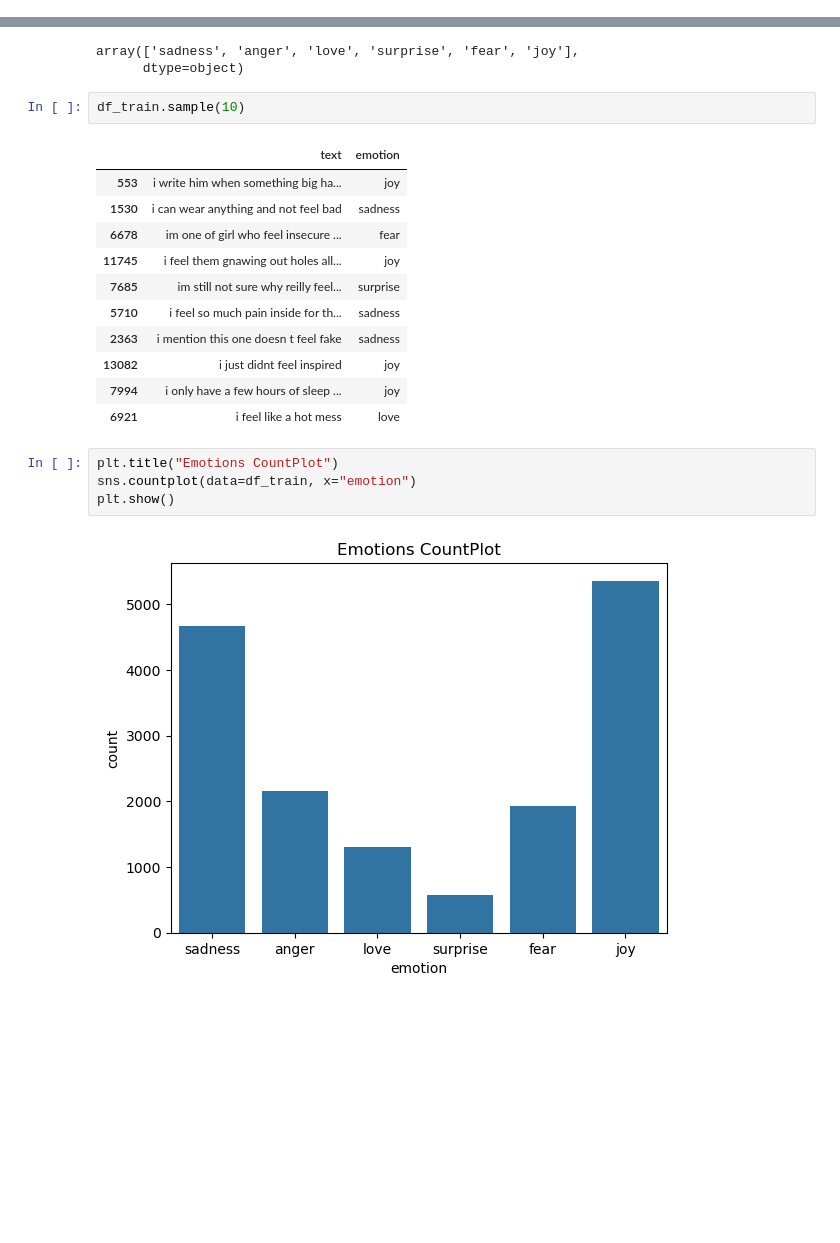
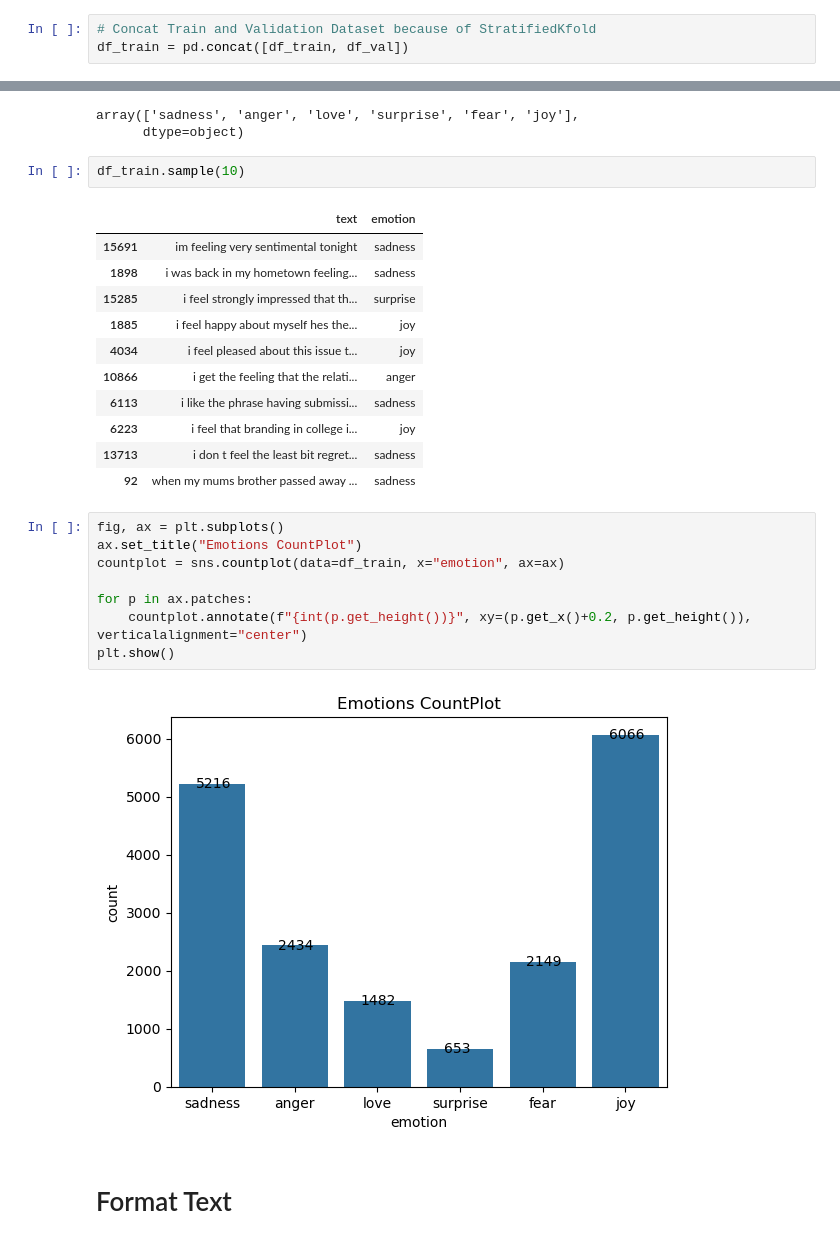
Before and after one commit to danieltar18/mlp-tensorflow, a Jupyter notebook: text_classification/emotions.ipynb, the cells around one changed output, grey strips where cells are left out. Cells and saved outputs as stored; diff of their text form; blank space fills up the shorter version.

Commit message:
Adding emotions files

```diff
--- a/text_classification/emotions.ipynb
+++ b/text_classification/emotions.ipynb
@@ -42,6 +67,9 @@ def open_txt(file_path):
 df_train = open_txt("train/train.txt")
 df_val = open_txt("val/val.txt")
 df_test = open_txt("test/test.txt")
+# %%
+# Concat Train and Validation Dataset because of StratifiedKfold
+df_train = pd.concat([df_train, df_val])
 # %%
 df_train.info()
 # %% [output]
@@ -63,19 +91,25 @@ array(['sadness', 'anger', 'love', 'surprise', 'fear', 'joy'],
 df_train.sample(10)
 # %% [output]
 |  | text | emotion |
-| 553 | i write him when something big ha... | joy |
-| 1530 | i can wear anything and not feel bad | sadness |
-| 6678 | im one of girl who feel insecure ... | fear |
-| 11745 | i feel them gnawing out holes all... | joy |
-| 7685 | im still not sure why reilly feel... | surprise |
-| 5710 | i feel so much pain inside for th... | sadness |
-| 2363 | i mention this one doesn t feel fake | sadness |
-| 13082 | i just didnt feel inspired | joy |
-| 7994 | i only have a few hours of sleep ... | joy |
-| 6921 | i feel like a hot mess | love |
+| 15691 | im feeling very sentimental tonight | sadness |
+| 1898 | i was back in my hometown feeling... | sadness |
+| 15285 | i feel strongly impressed that th... | surprise |
+| 1885 | i feel happy about myself hes the... | joy |
+| 4034 | i feel pleased about this issue t... | joy |
+| 10866 | i get the feeling that the relati... | anger |
+| 6113 | i like the phrase having submissi... | sadness |
+| 6223 | i feel that branding in college i... | joy |
+| 13713 | i don t feel the least bit regret... | sadness |
+| 92 | when my mums brother passed away ... | sadness |
-# %%
-plt.title("Emotions CountPlot")
-sns.countplot(data=df_train, x="emotion")
-plt.show()
-# %% [output]
-[figure, removed]
+# %%
+fig, ax = plt.subplots()
+ax.set_title("Emotions CountPlot")
+countplot = sns.countplot(data=df_train, x="emotion", ax=ax)
+
+for p in ax.patches:
+    countplot.annotate(f"{int(p.get_height())}", xy=(p.get_x()+0.2, p.get_height()), verticalalignment="center")
+plt.show()
+# %% [output]
+[figure, added]
+# %% [markdown]
+# Format Text
```
Also changed, not shown: parts of 44 cells of this notebook, 6 other files.
